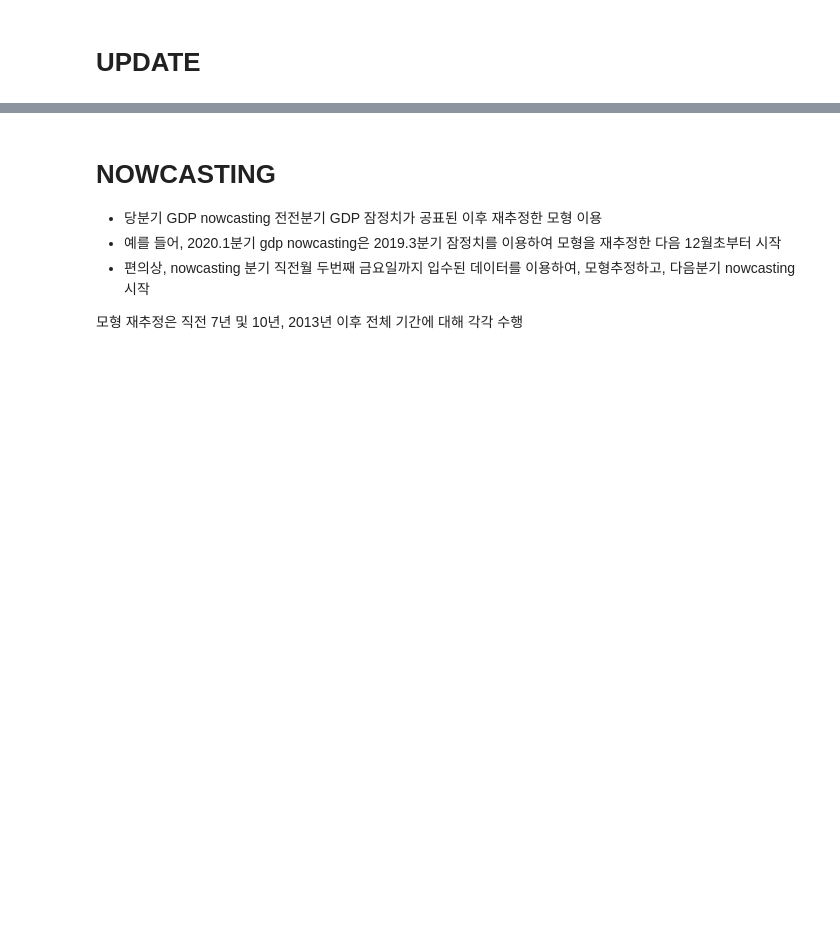
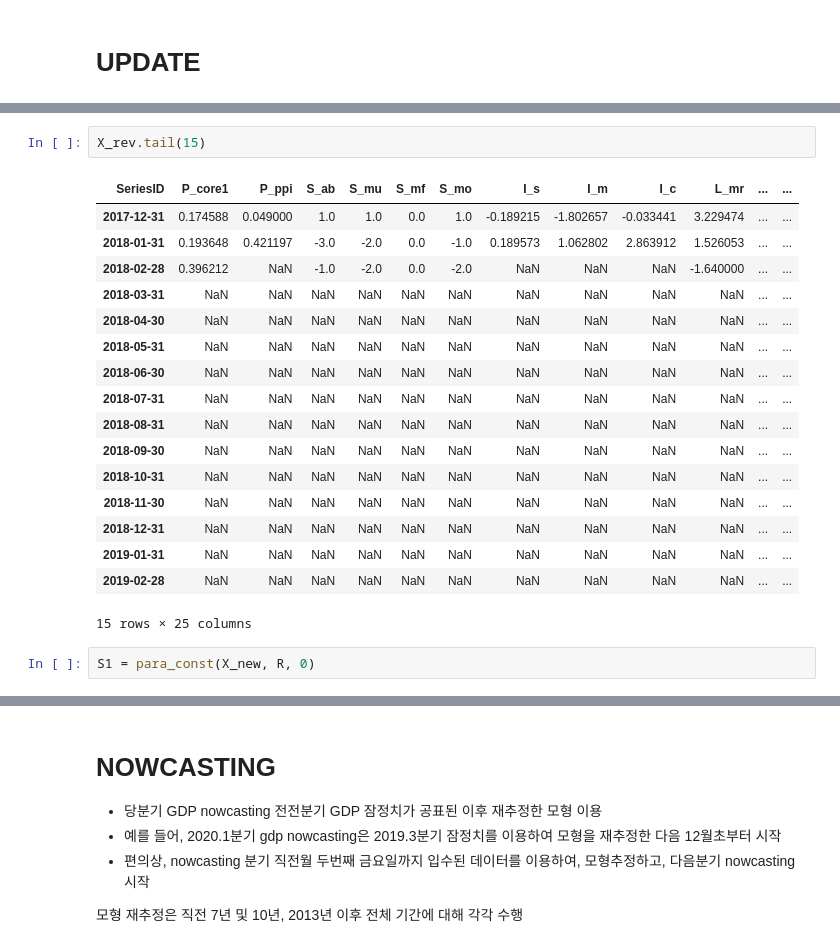
Before and after one commit to hyunchangyi/nowcasting, a Jupyter notebook: nowcasting_kr.ipynb, the cells around one changed output, grey strips where cells are left out. Saved outputs shown, nothing was run; the diff lists cells and outputs as text; blank space fills up the shorter version.

```diff
--- a/nowcasting_kr.ipynb
+++ b/nowcasting_kr.ipynb
@@ -1831,0 +1844,22 @@ P_ppi     -0.0138  0.4194  0.0917  0.0397
+# %%
+X_rev.tail(15)
+# %% [output]
+| SeriesID | P_core1 | P_ppi | S_ab | S_mu | S_mf | S_mo | I_s | I_m | I_c | L_mr | ... | ... |
+| 2017-12-31 | 0.174588 | 0.049000 | 1.0 | 1.0 | 0.0 | 1.0 | -0.189215 | -1.802657 | -0.033441 | 3.229474 | ... | ... |
+| 2018-01-31 | 0.193648 | 0.421197 | -3.0 | -2.0 | 0.0 | -1.0 | 0.189573 | 1.062802 | 2.863912 | 1.526053 | ... | ... |
+| 2018-02-28 | 0.396212 | NaN | -1.0 | -2.0 | 0.0 | -2.0 | NaN | NaN | NaN | -1.640000 | ... | ... |
+| 2018-03-31 | NaN | NaN | NaN | NaN | NaN | NaN | NaN | NaN | NaN | NaN | ... | ... |
+| 2018-04-30 | NaN | NaN | NaN | NaN | NaN | NaN | NaN | NaN | NaN | NaN | ... | ... |
+| 2018-05-31 | NaN | NaN | NaN | NaN | NaN | NaN | NaN | NaN | NaN | NaN | ... | ... |
+| 2018-06-30 | NaN | NaN | NaN | NaN | NaN | NaN | NaN | NaN | NaN | NaN | ... | ... |
+| 2018-07-31 | NaN | NaN | NaN | NaN | NaN | NaN | NaN | NaN | NaN | NaN | ... | ... |
+| 2018-08-31 | NaN | NaN | NaN | NaN | NaN | NaN | NaN | NaN | NaN | NaN | ... | ... |
+| 2018-09-30 | NaN | NaN | NaN | NaN | NaN | NaN | NaN | NaN | NaN | NaN | ... | ... |
+| 2018-10-31 | NaN | NaN | NaN | NaN | NaN | NaN | NaN | NaN | NaN | NaN | ... | ... |
+| 2018-11-30 | NaN | NaN | NaN | NaN | NaN | NaN | NaN | NaN | NaN | NaN | ... | ... |
+| 2018-12-31 | NaN | NaN | NaN | NaN | NaN | NaN | NaN | NaN | NaN | NaN | ... | ... |
+| 2019-01-31 | NaN | NaN | NaN | NaN | NaN | NaN | NaN | NaN | NaN | NaN | ... | ... |
+| 2019-02-28 | NaN | NaN | NaN | NaN | NaN | NaN | NaN | NaN | NaN | NaN | ... | ... |
+15 rows × 25 columns
+# %%
+S1 = para_const(X_new, R, 0)
```
Also changed, not shown: parts of 42 cells of this notebook, 19 other files.
